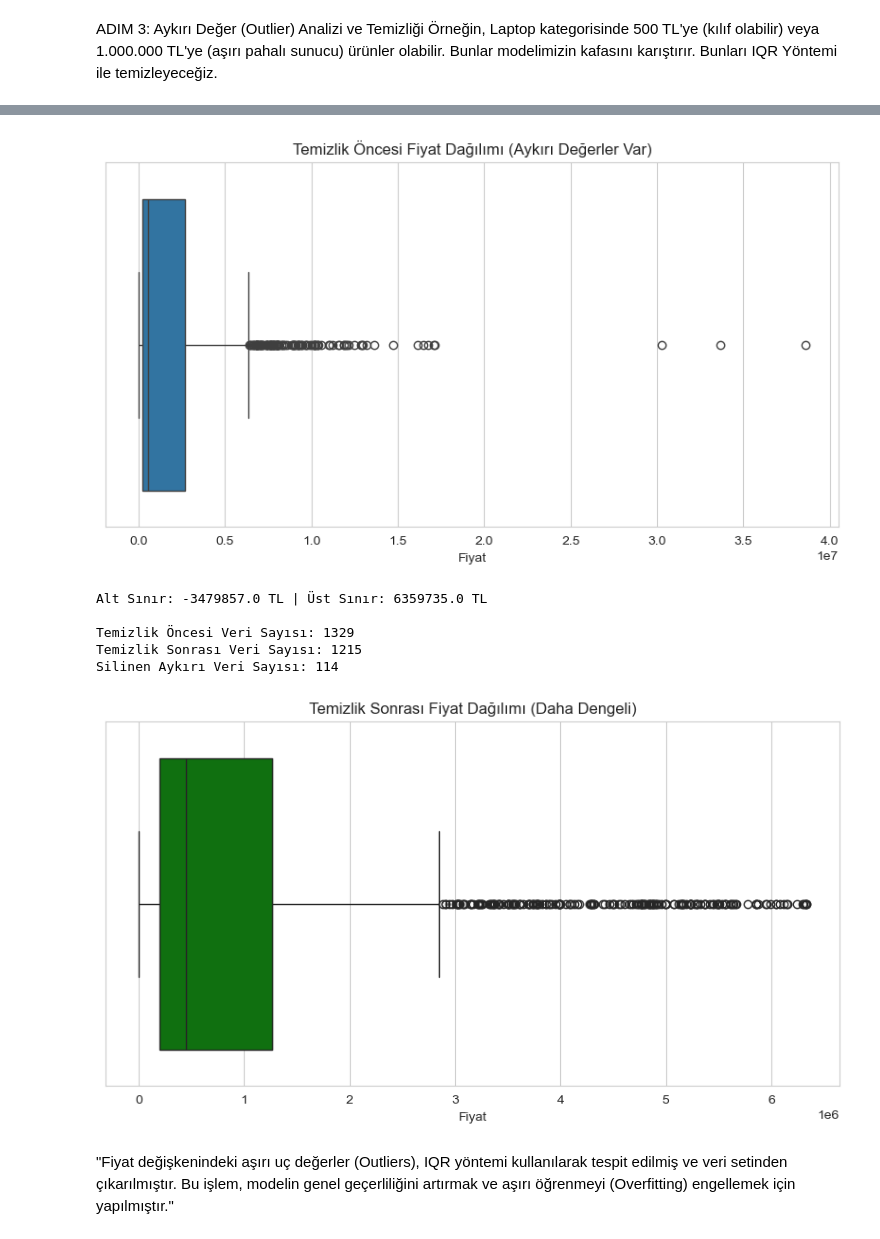
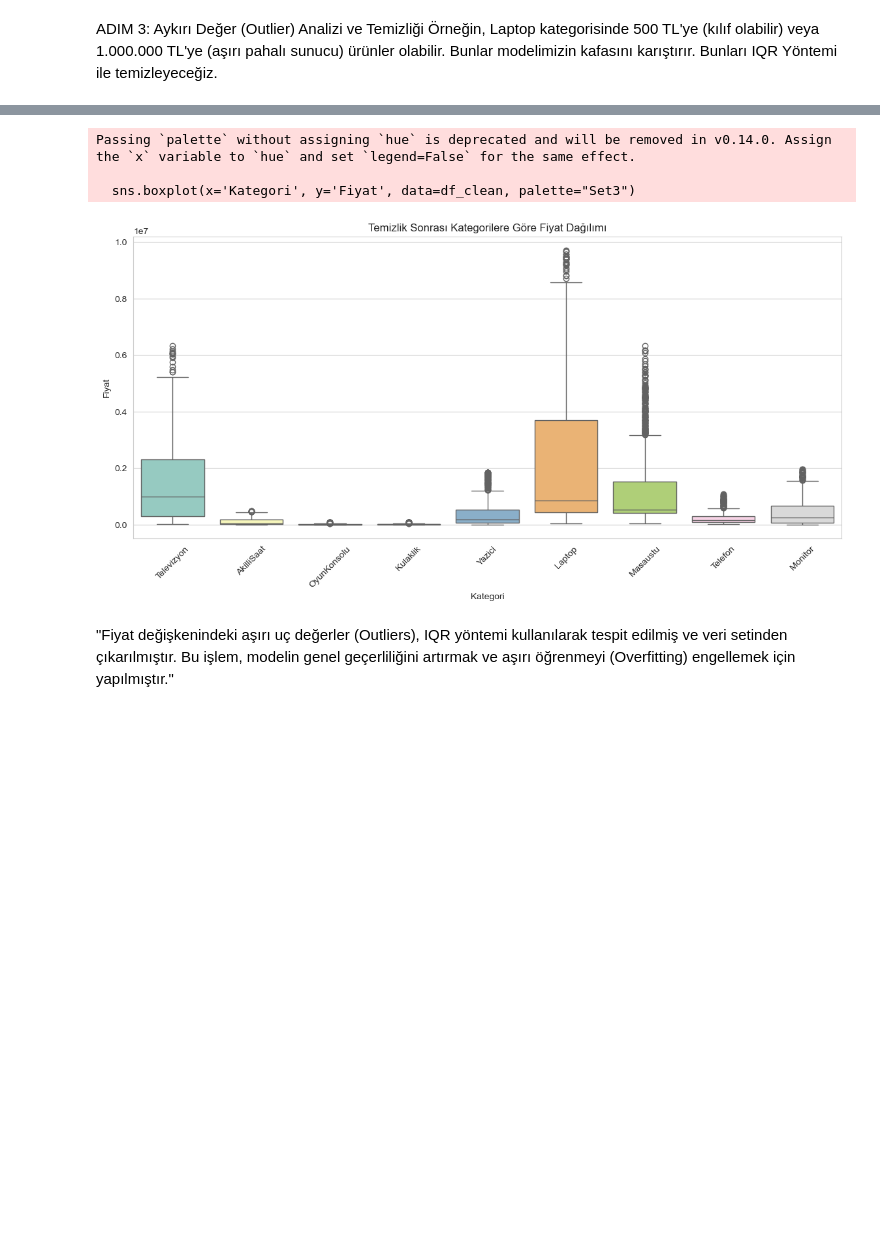
Before and after one commit to AI-Detection-Team/wisecart, a Jupyter notebook: AI_Engine/EDA_Analiz.ipynb, the cells around one changed output, grey strips where cells are left out. Cells and saved outputs as stored; diff of their text form; code cells hidden in the pictures; blank space fills up the shorter version.

Commit message:
update; EDA tamamlandi: Tablet cikarildi, veriler birlestirildi ve temizlendi

```diff
--- a/AI_Engine/EDA_Analiz.ipynb
+++ b/AI_Engine/EDA_Analiz.ipynb
@@ -101,34 +124,35 @@ For example, when doing 'df[col].method(value, inplace=True)', try using 'df.met
 ADIM 3: Aykırı Değer (Outlier) Analizi ve Temizliği
 Örneğin, Laptop kategorisinde 500 TL'ye (kılıf olabilir) veya 1.000.000 TL'ye (aşırı pahalı sunucu) ürünler olabilir. Bunlar modelimizin kafasını karıştırır. Bunları IQR Yöntemi ile temizleyeceğiz.
 # %%
-# --- Aykırı Değerleri Görelim (Boxplot) ---
-plt.figure(figsize=(10, 5))
-sns.boxplot(x=df['Fiyat'])
-plt.title("Temizlik Öncesi Fiyat Dağılımı (Aykırı Değerler Var)")
+# --- Kategori Bazlı Aykırı Değer Temizliği ---
+df_clean = pd.DataFrame()
+
+for kategori in df['Kategori'].unique():
+    cat_df = df[df['Kategori'] == kategori]
+
+    # IQR Hesapla
+    Q1 = cat_df['Fiyat'].quantile(0.25)
+    Q3 = cat_df['Fiyat'].quantile(0.75)
+    IQR = Q3 - Q1
+
+    alt_sinir = Q1 - 1.5 * IQR
+    ust_sinir = Q3 + 1.5 * IQR
+
+    # Sınırların dışındakileri at
+    filtered_df = cat_df[(cat_df['Fiyat'] >= alt_sinir) & (cat_df['Fiyat'] <= ust_sinir)]
+
+    df_clean = pd.concat([df_clean, filtered_df])
+
+    print(f"📂 {kategori}: {len(cat_df)} -> {len(filtered_df)} ürün kaldı. (Üst Sınır: {int(ust_sinir)} TL)")
+
+print("\n" + "="*30)
+print(f"✅ TOPLAM TEMİZ VERİ: {len(df_clean)}")
+print("="*30)
+
+# Kutu Grafiği ile Son Durum
+plt.figure(figsize=(14, 6))
+sns.boxplot(x='Kategori', y='Fiyat', data=df_clean, palette="Set3")
+plt.title("Temizlik Sonrası Kategorilere Göre Fiyat Dağılımı")
+plt.xticks(rotation=45)
 plt.show()
-
-# --- IQR Yöntemiyle Temizlik ---
-# Çeyrekler Arası Aralık (IQR) hesaplanır.
-Q1 = df['Fiyat'].quantile(0.25)
-Q3 = df['Fiyat'].quantile(0.75)
-IQR = Q3 - Q1
-
-# Alt ve Üst Sınırlar
-alt_sinir = Q1 - 1.5 * IQR
-ust_sinir = Q3 + 1.5 * IQR
-
-print(f"Alt Sınır: {alt_sinir} TL | Üst Sınır: {ust_sinir} TL")
-
-# Sınırların dışındaki verileri atalım
-df_clean = df[(df['Fiyat'] > alt_sinir) & (df['Fiyat'] < ust_sinir)]
-
-print(f"\nTemizlik Öncesi Veri Sayısı: {len(df)}")
-print(f"Temizlik Sonrası Veri Sayısı: {len(df_clean)}")
-print(f"Silinen Aykırı Veri Sayısı: {len(df) - len(df_clean)}")
-
-# --- Temizlenmiş Grafiği Çizelim ---
-plt.figure(figsize=(10, 5))
-sns.boxplot(x=df_clean['Fiyat'], color='green')
-plt.title("Temizlik Sonrası Fiyat Dağılımı (Daha Dengeli)")
-plt.show()
 # %% [output]
@@ -135,10 +172,7 @@ plt.show()
+Passing `palette` without assigning `hue` is deprecated and will be removed in v0.14.0. Assign the `x` variable to `hue` and set `legend=False` for the same effect.
+
+  sns.boxplot(x='Kategori', y='Fiyat', data=df_clean, palette="Set3")
-[figure, old version]
+[figure, new version]
-Alt Sınır: -3479857.0 TL | Üst Sınır: 6359735.0 TL
-
-Temizlik Öncesi Veri Sayısı: 1329
-Temizlik Sonrası Veri Sayısı: 1215
-Silinen Aykırı Veri Sayısı: 114
-[figure, removed]
 # %% [markdown]
 "Fiyat değişkenindeki aşırı uç değerler (Outliers), IQR yöntemi kullanılarak tespit edilmiş ve veri setinden çıkarılmıştır. Bu işlem, modelin genel geçerliliğini artırmak ve aşırı öğrenmeyi (Overfitting) engellemek için yapılmıştır."
 # %% [markdown]
```
Also changed, not shown: parts of 5 cells of this notebook, 8 other files.
